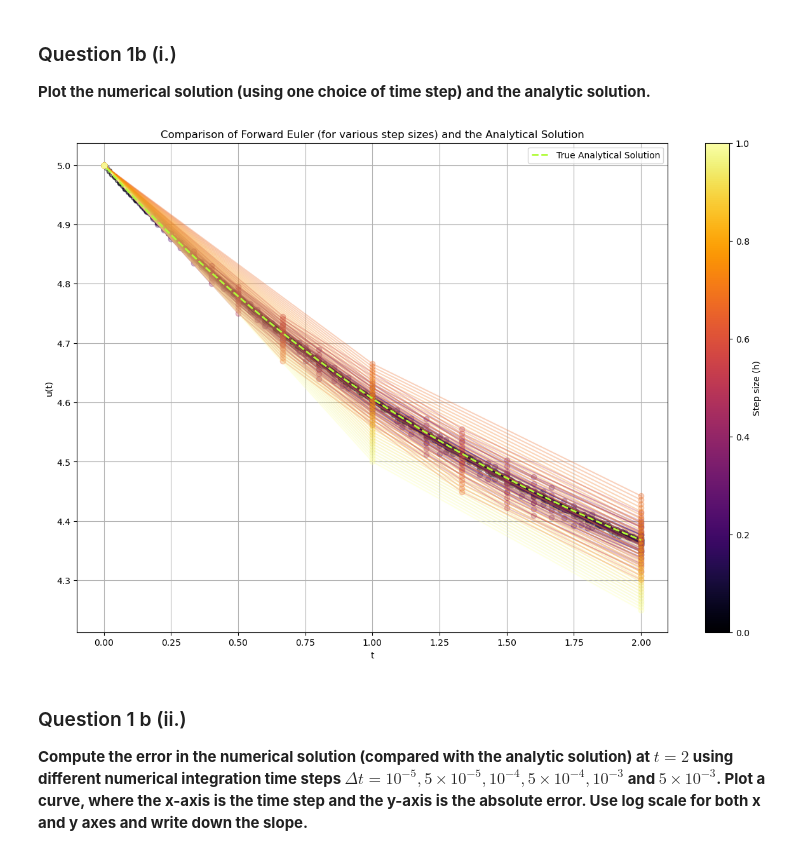
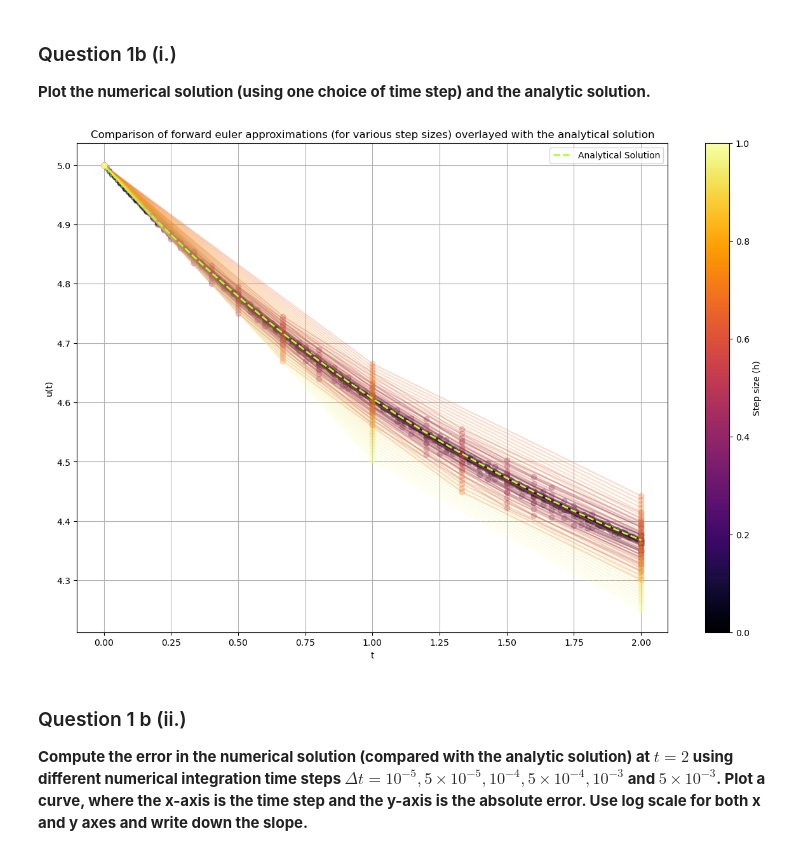
Before and after one commit to Stochastic1017/MATH_616, a Jupyter notebook: Homeworks/Homework 1/Homework 1.ipynb, the cells around one changed output. Drawn from its saved outputs; the diff is of its cells as text; code cells hidden in the pictures.

```diff
--- a/Homeworks/Homework 1/Homework 1.ipynb
+++ b/Homeworks/Homework 1/Homework 1.ipynb
@@ -169,53 +174,50 @@ df.style.background_gradient(cmap='inferno', subset=['true_soln', 'approx_soln',
 
 **Plot the numerical solution (using one choice of time step) and the analytic solution.**
 # %%
-fig, ax = plt.subplots(figsize=(15, 10))  # Create a figure and axes
+fig, ax = plt.subplots(figsize=(15, 10))
 
-# Define the range of step sizes (h)
+# defining various step-sizes for different euler approximation
 h_values = np.linspace(0.01, 1, 100, endpoint=True)
 
-# Set up the color map using Viridis
+# define colormap for visualization
 cmap = cm.get_cmap('inferno')
 colors = [cmap(i) for i in np.linspace(0, 1, len(h_values))]
 
-# Plot the Euler solutions for different step sizes with color gradient
+# plot the euler approximations for different step-sizes with color gradient
 for i in range(len(h_values)):
-    h = round(h_values[i], 2)
-    t, y = forward_euler(u0=u0, t0=0, tend=2, h=h, a=a, f=f)
+    t, y = forward_euler(u0=u0, t0=0, tend=2, h=h_values[i], a=a, f=f)
     ax.plot(t, y,
             color=colors[i],
-            alpha=0.3,
+            alpha=0.25,
             marker='o')
 
-# Plot the true analytical solution
+# plot the true analytical solution
 true_y = []
 true_t = np.linspace(0.01, 2, 1000)
 for i in true_t:
     true_y.append(u(u0=u0, a=a, f=f, t=i))
 
-# Plot the true solution with a thick cyan dashed line
-ax.plot(true_t, true_y, linewidth=2, color='#B0FC38', linestyle='--', label='True Analytical Solution')
+# plot the true solution with a dashed line
+ax.plot(true_t, true_y, linewidth=2, color='#B0FC38', linestyle='--', label='Analytical Solution')
 
-# Labels and title
+# labels and title
 ax.set_xlabel('t')
 ax.set_ylabel('u(t)')
-ax.set_title(f'Comparison of Forward Euler (for various step sizes) and the Analytical Solution')
+ax.set_title(f'Comparison of forward euler approximations (for various step sizes) overlayed with the analytical solution')
 
-# Display the legend
+# display the legend
 ax.legend()
 
-# Add a colorbar to show the mapping from step size to color
+# add a colorbar to show the mapping from step size to color
 sm = plt.cm.ScalarMappable(cmap=cmap, norm=plt.Normalize(vmin=0, vmax=1))
 sm.set_array([])
-
-# Add the colorbar explicitly associated with the current axes
 cbar = fig.colorbar(sm, ax=ax)
 cbar.set_label('Step size (h)')
 
 plt.grid(True)
 plt.show()
 # %% [output]
-[figure, old version]
+[figure, new version]
 # %% [markdown]
 ### Question 1 b (ii.)
 
```
Also changed, not shown: parts of 4 cells of this notebook.
